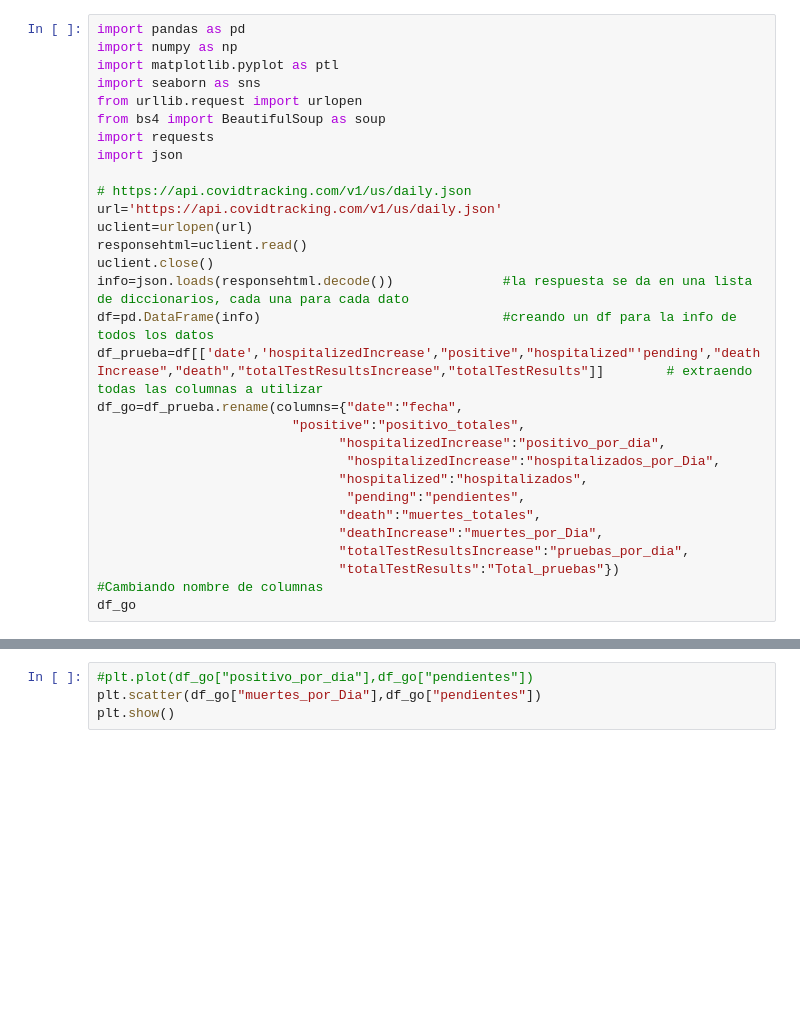
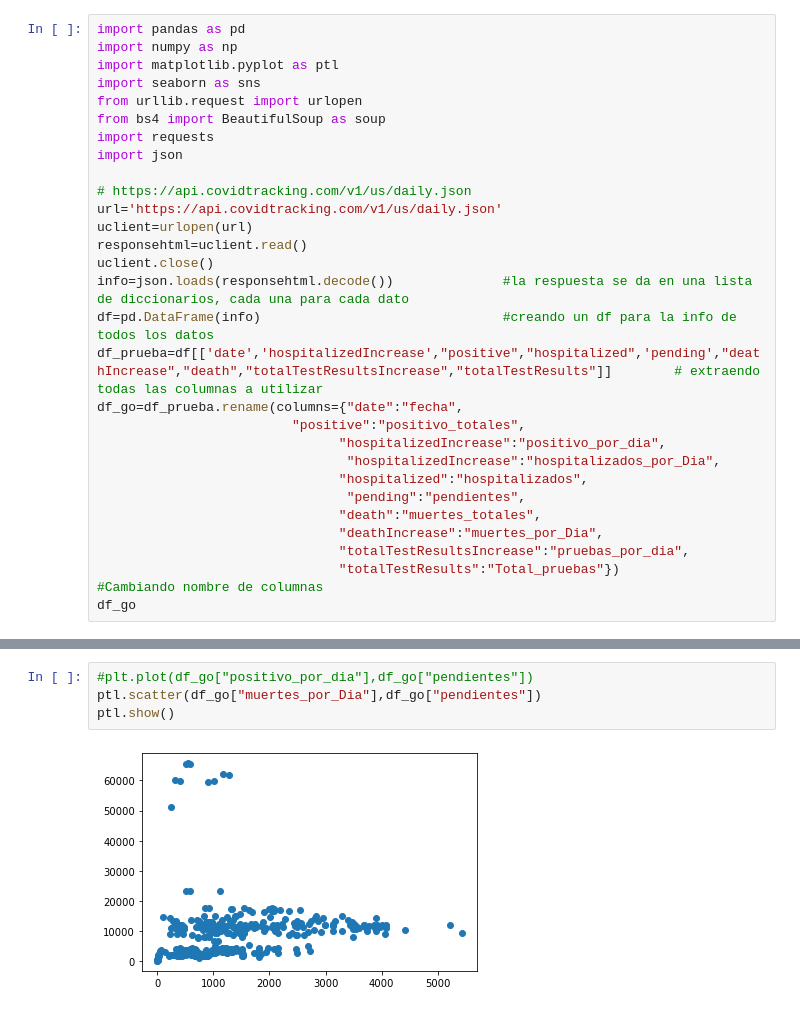
Before and after one commit to Elvis41122/-PC3-GRUPO---LPII, a Jupyter notebook: pc3.ipynb, the cells around one changed output, grey strips where cells are left out. Saved outputs shown, nothing was run; the diff lists cells and outputs as text; blank space fills up the shorter version.

```diff
--- a/pc3.ipynb
+++ b/pc3.ipynb
@@ -15,7 +15,7 @@ responsehtml=uclient.read()
 uclient.close()
 info=json.loads(responsehtml.decode())              #la respuesta se da en una lista de diccionarios, cada una para cada dato
 df=pd.DataFrame(info)                               #creando un df para la info de todos los datos
-df_prueba=df[['date','hospitalizedIncrease',"positive","hospitalized"'pending',"deathIncrease","death","totalTestResultsIncrease","totalTestResults"]]        # extraendo todas las columnas a utilizar
+df_prueba=df[['date','hospitalizedIncrease',"positive","hospitalized",'pending',"deathIncrease","death","totalTestResultsIncrease","totalTestResults"]]        # extraendo todas las columnas a utilizar
 df_go=df_prueba.rename(columns={"date":"fecha",
                          "positive":"positivo_totales",
                                "hospitalizedIncrease":"positivo_por_dia",
@@ -33,4 +65,6 @@ info
 # %%
 #plt.plot(df_go["positivo_por_dia"],df_go["pendientes"])
-plt.scatter(df_go["muertes_por_Dia"],df_go["pendientes"])
-plt.show()
+ptl.scatter(df_go["muertes_por_Dia"],df_go["pendientes"])
+ptl.show()
+# %% [output]
+[figure, added]
```
Also changed, not shown: parts of 4 cells of this notebook.
